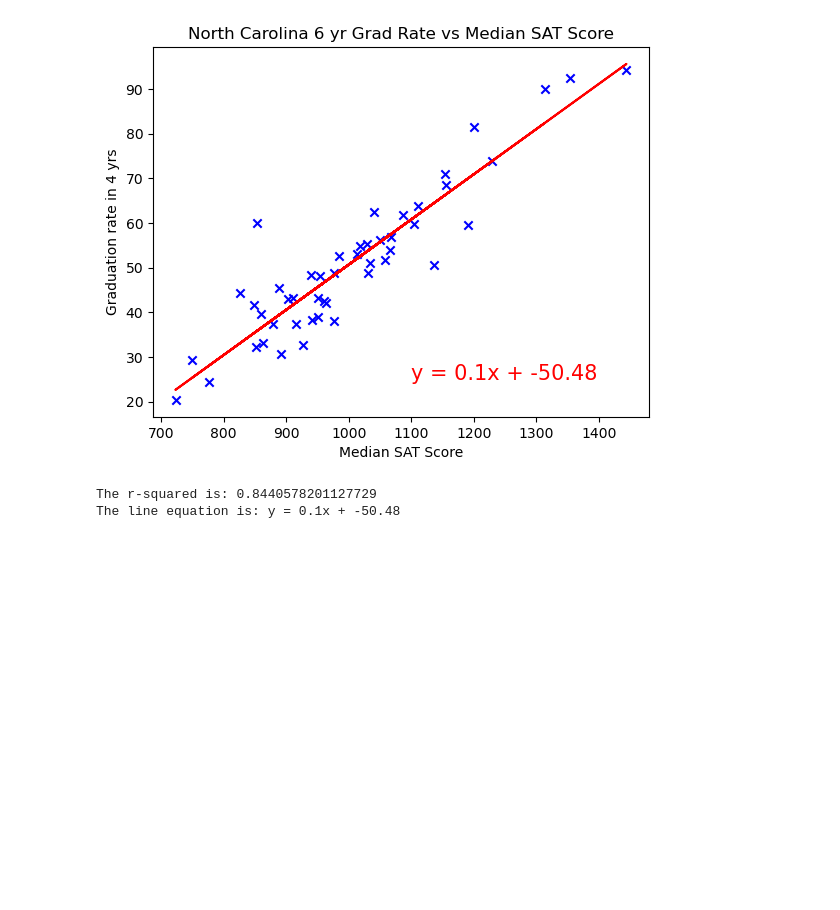
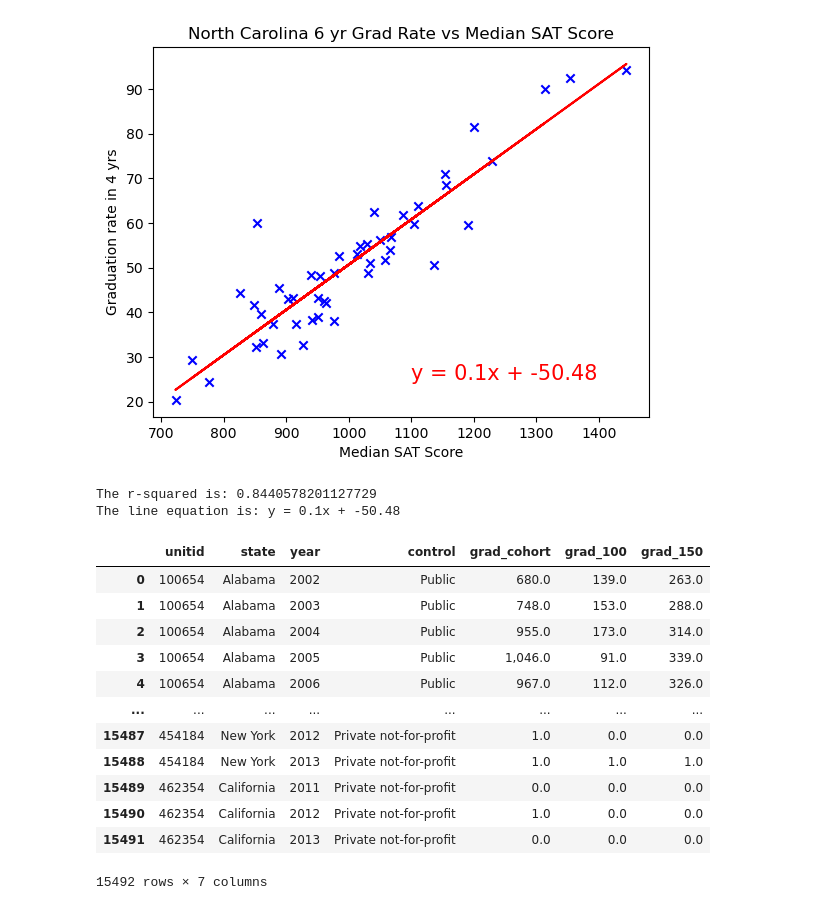
Before and after one commit to will5722/Trends-in-Education, a Jupyter notebook: project4.ipynb, the cells around one changed output. Cells and saved outputs as stored; diff of their text form; code cells hidden in the pictures; blank space fills up the shorter version.

```diff
--- a/project4.ipynb
+++ b/project4.ipynb
@@ -858,3 +885,19 @@ print(f"The line equation is: {line_eq}")
 [figure]
 The r-squared is: 0.8440578201127729
 The line equation is: y = 0.1x + -50.48
+# %%
+Grads
+# %% [output]
+|  | unitid | state | year | control | grad_cohort | grad_100 | grad_150 |
+| 0 | 100654 | Alabama | 2002 | Public | 680.0 | 139.0 | 263.0 |
+| 1 | 100654 | Alabama | 2003 | Public | 748.0 | 153.0 | 288.0 |
+| 2 | 100654 | Alabama | 2004 | Public | 955.0 | 173.0 | 314.0 |
+| 3 | 100654 | Alabama | 2005 | Public | 1,046.0 | 91.0 | 339.0 |
+| 4 | 100654 | Alabama | 2006 | Public | 967.0 | 112.0 | 326.0 |
+| ... | ... | ... | ... | ... | ... | ... | ... |
+| 15487 | 454184 | New York | 2012 | Private not-for-profit | 1.0 | 0.0 | 0.0 |
+| 15488 | 454184 | New York | 2013 | Private not-for-profit | 1.0 | 1.0 | 1.0 |
+| 15489 | 462354 | California | 2011 | Private not-for-profit | 0.0 | 0.0 | 0.0 |
+| 15490 | 462354 | California | 2012 | Private not-for-profit | 1.0 | 0.0 | 0.0 |
+| 15491 | 462354 | California | 2013 | Private not-for-profit | 0.0 | 0.0 | 0.0 |
+15492 rows × 7 columns
```
Also changed, not shown: parts of 10 cells of this notebook, 1 other file.
